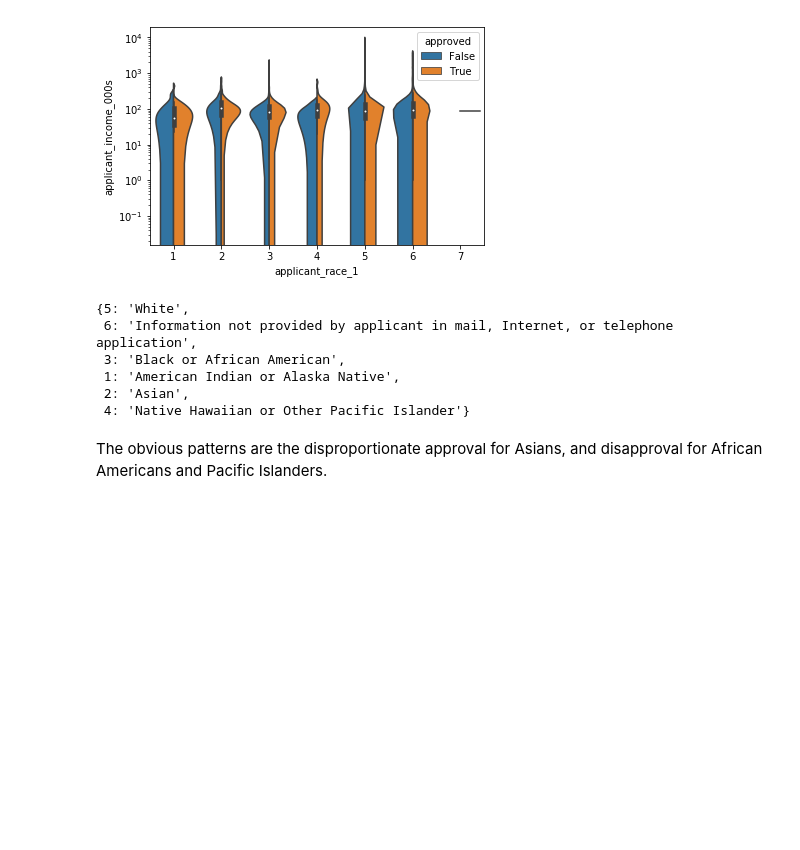
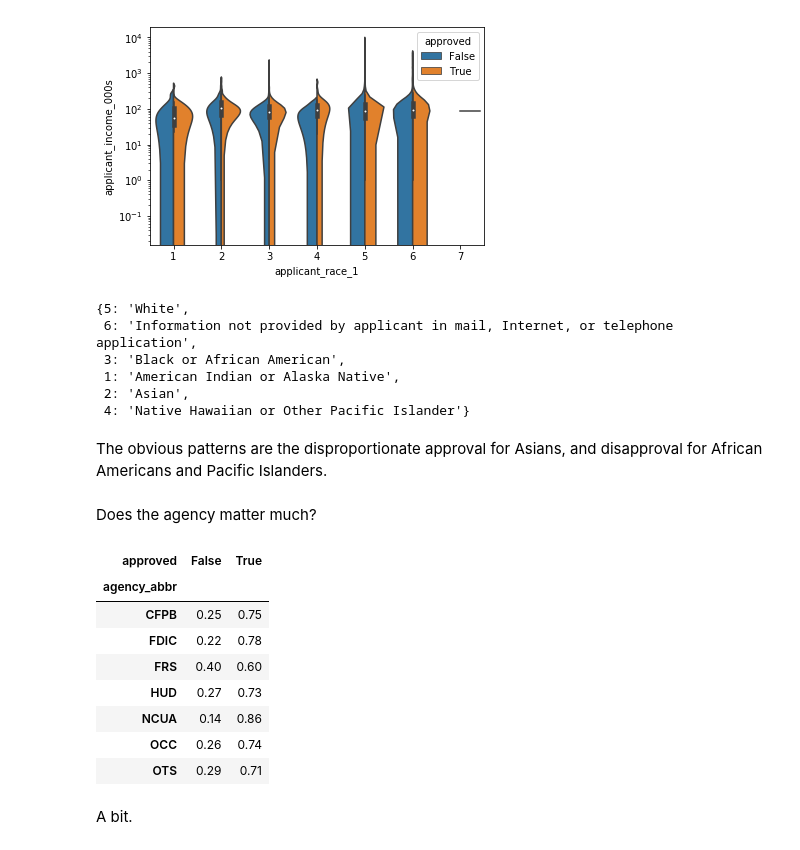
Before and after one commit to CharlesNaylor/hmda, a Jupyter notebook: EDAandPreprocessing.ipynb, the cells around one changed output. Drawn from its saved outputs; the diff is of its cells as text; code cells hidden in the pictures; blank space fills up the shorter version.

```diff
--- a/EDAandPreprocessing.ipynb
+++ b/EDAandPreprocessing.ipynb
@@ -200,3 +218,20 @@ concordances['applicant_race_1']
  4: 'Native Hawaiian or Other Pacific Islander'}
 # %% [markdown]
 The obvious patterns are the disproportionate approval for Asians, and disapproval for African Americans and Pacific Islanders.
+# %% [markdown]
+Does the agency matter much?
+# %%
+ct = pd.crosstab(smpl.agency_abbr, smpl.approved)
+ct.div(ct.sum(axis=1), axis=0).round(2)
+# %% [output]
+| approved | False | True |
+| agency_abbr |  |  |
+| CFPB | 0.25 | 0.75 |
+| FDIC | 0.22 | 0.78 |
+| FRS | 0.40 | 0.60 |
+| HUD | 0.27 | 0.73 |
+| NCUA | 0.14 | 0.86 |
+| OCC | 0.26 | 0.74 |
+| OTS | 0.29 | 0.71 |
+# %% [markdown]
+A bit.
```
Also changed, not shown: parts of 16 cells of this notebook, 9 other files.
